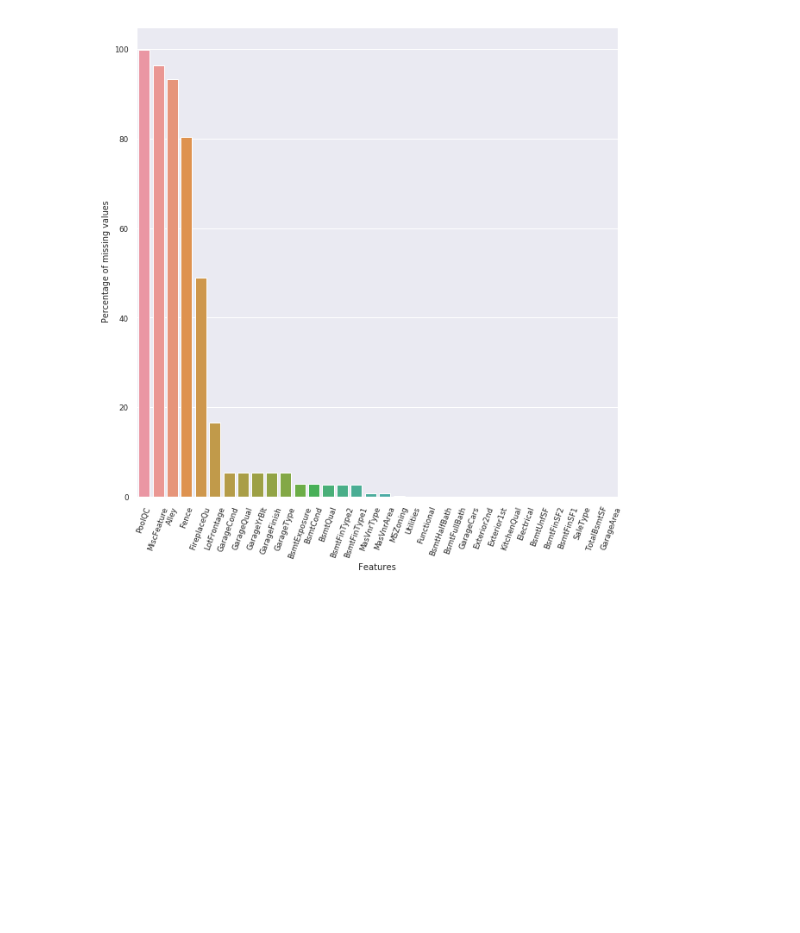
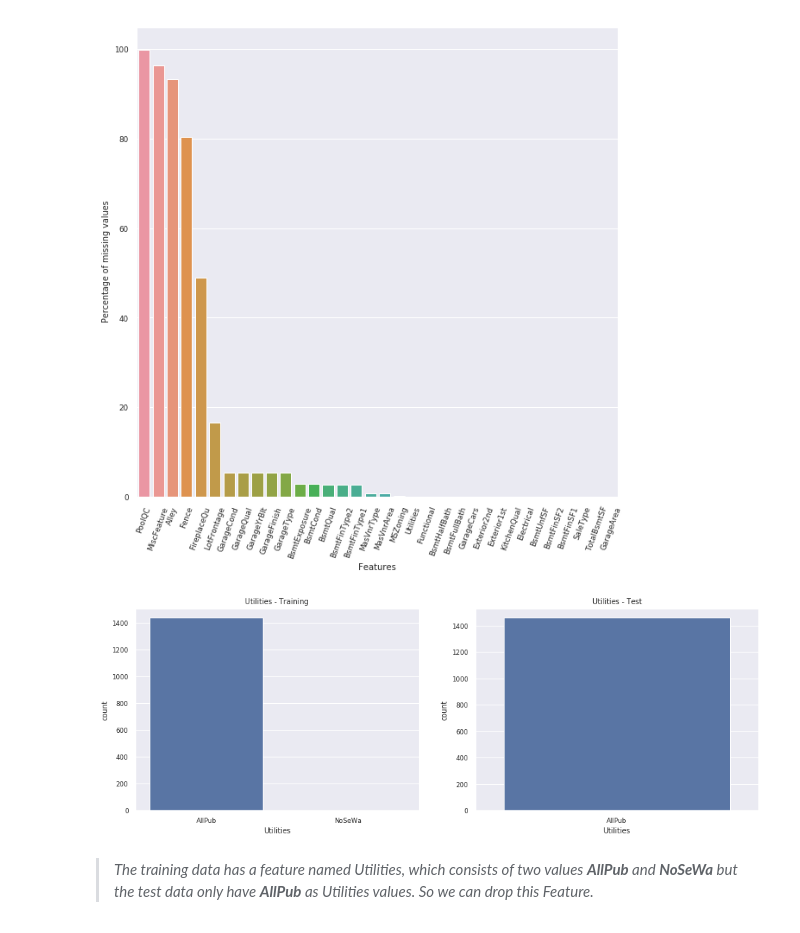
Before and after one commit to abhranil08/Regression, a Jupyter notebook: RegressionEDAKernel.ipynb, the cells around one changed output. Drawn from its saved outputs; the diff is of its cells as text; code cells hidden in the pictures; blank space fills up the shorter version.

Commit message:
Exploratory Data Analysis

```diff
--- a/RegressionEDAKernel.ipynb
+++ b/RegressionEDAKernel.ipynb
@@ -285,0 +261,10 @@ plt.show()
+# %%
+plt.subplots(figsize =(15, 5))
+plt.subplot(1, 2, 1)
+g = sns.countplot(x = "Utilities", data = train).set_title("Utilities - Training")
+plt.subplot(1, 2, 2)
+g = sns.countplot(x = "Utilities", data = test).set_title("Utilities - Test")
+# %% [output]
+[figure, added]
+# %% [markdown]
+> *The training data has a feature named Utilities, which consists of two values **AllPub** and **NoSeWa** but the test data only have **AllPub** as Utilities values. So we can drop this Feature.*
```
Also changed, not shown: parts of 48 cells of this notebook.
